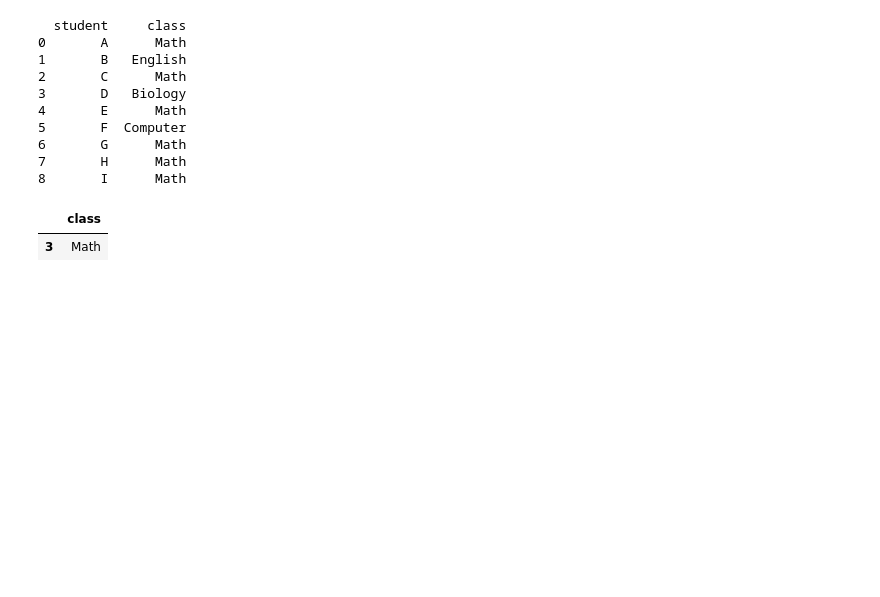
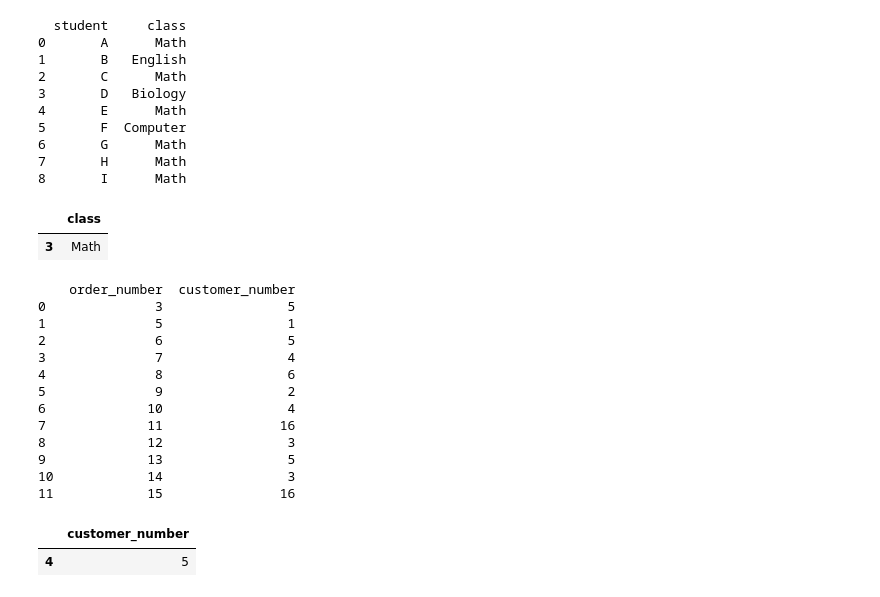
Before and after one commit to juancarvajal-hub/30-days-panda, a Jupyter notebook: 30_days-of_panda.ipynb, the cells around one changed output. Drawn from its saved outputs; the diff is of its cells as text; code cells hidden in the pictures; blank space fills up the shorter version.

```diff
--- a/30_days-of_panda.ipynb
+++ b/30_days-of_panda.ipynb
@@ -804,3 +804,49 @@ find_classes(courses)
 8       I      Math
 |  | class |
 | 3 | Math |
+# %%
+# Vigésimo primer erjercicio de pandas
+
+# Customer Placing the Largest Number of Orders
+
+# Write a solution to find the customer_number for the
+# customer who has placed the largest number of orders.
+
+# The test cases are generated so that exactly one
+# customer will have placed more orders than any other customer.
+
+import pandas as pd
+
+orders_base = {
+    "order_number": [3, 5, 6, 7, 8, 9, 10, 11, 12, 13, 14, 15],
+    "customer_number": [5, 1, 5, 4, 6, 2, 4, 16, 3, 5, 3, 16]
+}
+
+orders = pd.DataFrame(orders_base)
+
+print(orders)
+
+def largest_orders(orders: pd.DataFrame) -> pd.DataFrame:
+    bd1 = orders.groupby("customer_number")[["order_number"]]\
+        .size()\
+        .reset_index(name="conteo")
+    return bd1.nlargest(1,columns="conteo")[["customer_number"]]
+
+
+largest_orders(orders)
+# %% [output]
+    order_number  customer_number
+0              3                5
+1              5                1
+2              6                5
+3              7                4
+4              8                6
+5              9                2
+6             10                4
+7             11               16
+8             12                3
+9             13                5
+10            14                3
+11            15               16
+|  | customer_number |
+| 4 | 5 |
```
